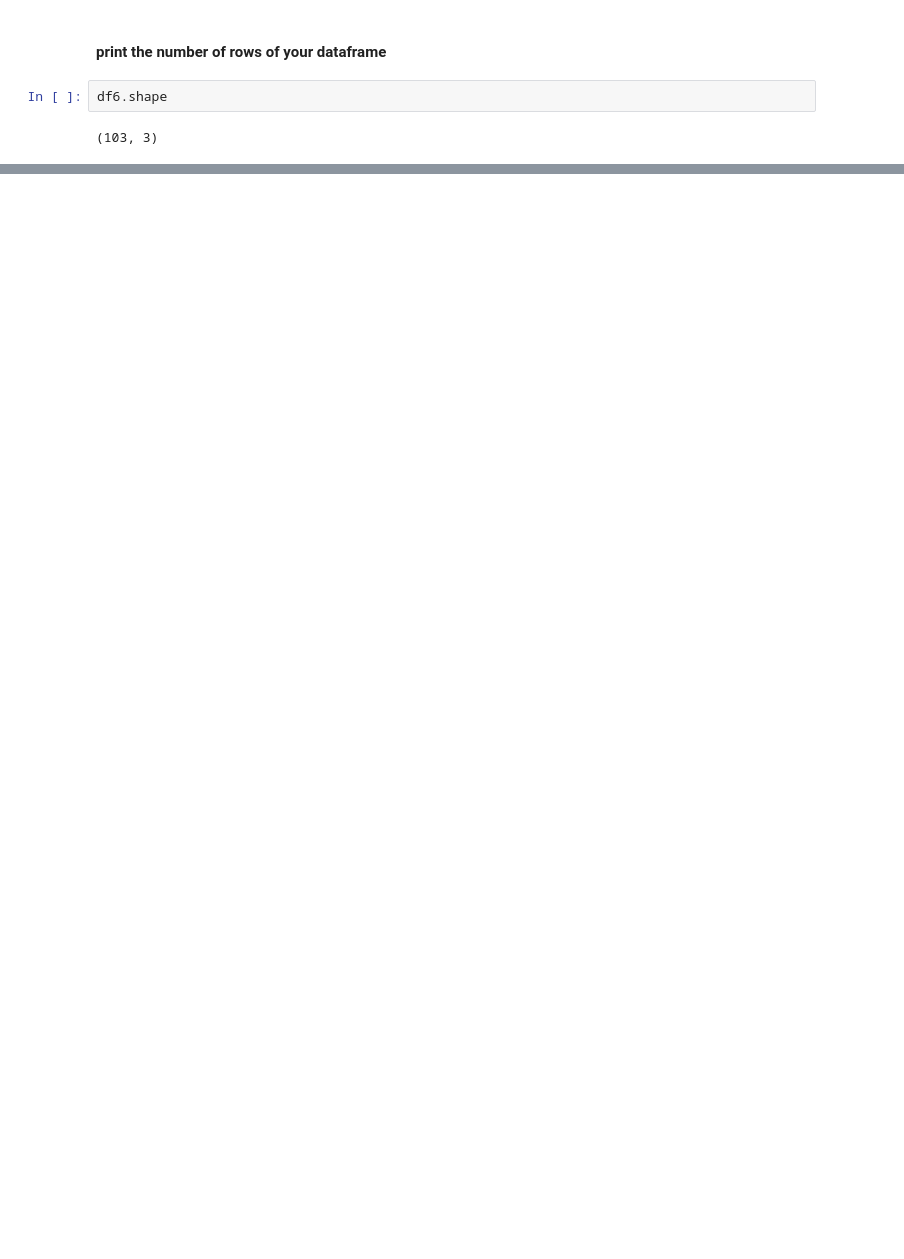
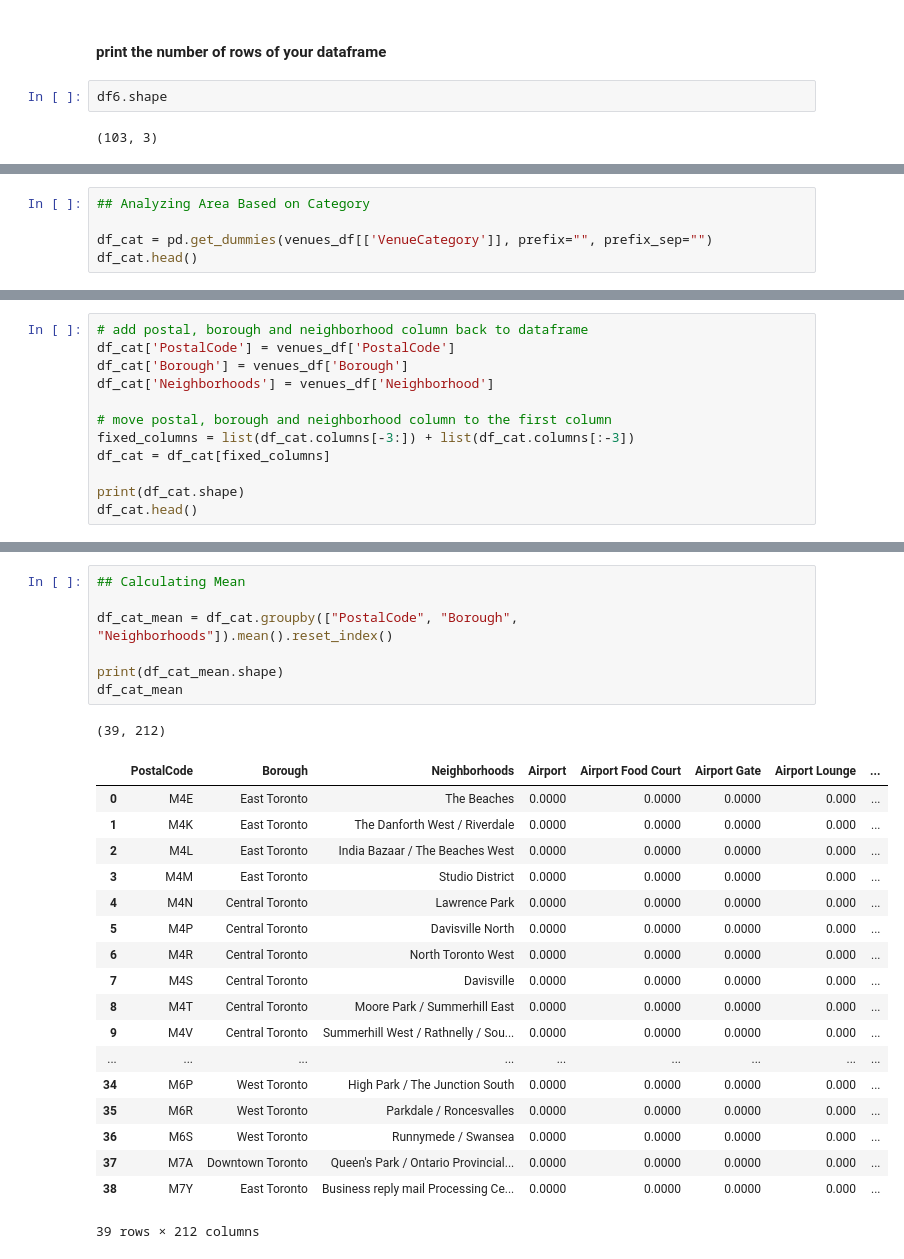
Before and after one commit to swagat070291/coursera-capstone-project, a Jupyter notebook: Segmenting and Clustering Neighborhoods in Toronto.ipynb, the cells around one changed output, grey strips where cells are left out. Drawn from its saved outputs; the diff is of its cells as text; blank space fills up the shorter version.

```diff
--- a/Segmenting and Clustering Neighborhoods in Toronto.ipynb
+++ b/Segmenting and Clustering Neighborhoods in Toronto.ipynb
@@ -100,0 +345,5 @@ df6.shape
+# %%
+## Analyzing Area Based on Category
+
+df_cat = pd.get_dummies(venues_df[['VenueCategory']], prefix="", prefix_sep="")
+df_cat.head()
@@ -100,0 +358,12 @@ df6.shape
+# %%
+# add postal, borough and neighborhood column back to dataframe
+df_cat['PostalCode'] = venues_df['PostalCode']
+df_cat['Borough'] = venues_df['Borough']
+df_cat['Neighborhoods'] = venues_df['Neighborhood']
+
+# move postal, borough and neighborhood column to the first column
+fixed_columns = list(df_cat.columns[-3:]) + list(df_cat.columns[:-3])
+df_cat = df_cat[fixed_columns]
+
+print(df_cat.shape)
+df_cat.head()
@@ -100,0 +379,27 @@ df6.shape
+# %%
+## Calculating Mean
+
+df_cat_mean = df_cat.groupby(["PostalCode", "Borough", "Neighborhoods"]).mean().reset_index()
+
+print(df_cat_mean.shape)
+df_cat_mean
+# %% [output]
+(39, 212)
+|  | PostalCode | Borough | Neighborhoods | Airport | Airport Food Court | Airport Gate | Airport Lounge | ... |
+| 0 | M4E | East Toronto | The Beaches | 0.0000 | 0.0000 | 0.0000 | 0.000 | ... |
+| 1 | M4K | East Toronto | The Danforth West / Riverdale | 0.0000 | 0.0000 | 0.0000 | 0.000 | ... |
+| 2 | M4L | East Toronto | India Bazaar / The Beaches West | 0.0000 | 0.0000 | 0.0000 | 0.000 | ... |
+| 3 | M4M | East Toronto | Studio District | 0.0000 | 0.0000 | 0.0000 | 0.000 | ... |
+| 4 | M4N | Central Toronto | Lawrence Park | 0.0000 | 0.0000 | 0.0000 | 0.000 | ... |
+| 5 | M4P | Central Toronto | Davisville North | 0.0000 | 0.0000 | 0.0000 | 0.000 | ... |
+| 6 | M4R | Central Toronto | North Toronto West | 0.0000 | 0.0000 | 0.0000 | 0.000 | ... |
+| 7 | M4S | Central Toronto | Davisville | 0.0000 | 0.0000 | 0.0000 | 0.000 | ... |
+| 8 | M4T | Central Toronto | Moore Park / Summerhill East | 0.0000 | 0.0000 | 0.0000 | 0.000 | ... |
+| 9 | M4V | Central Toronto | Summerhill West / Rathnelly / Sou... | 0.0000 | 0.0000 | 0.0000 | 0.000 | ... |
+| ... | ... | ... | ... | ... | ... | ... | ... | ... |
+| 34 | M6P | West Toronto | High Park / The Junction South | 0.0000 | 0.0000 | 0.0000 | 0.000 | ... |
+| 35 | M6R | West Toronto | Parkdale / Roncesvalles | 0.0000 | 0.0000 | 0.0000 | 0.000 | ... |
+| 36 | M6S | West Toronto | Runnymede / Swansea | 0.0000 | 0.0000 | 0.0000 | 0.000 | ... |
+| 37 | M7A | Downtown Toronto | Queen's Park / Ontario Provincial... | 0.0000 | 0.0000 | 0.0000 | 0.000 | ... |
+| 38 | M7Y | East Toronto | Business reply mail Processing Ce... | 0.0000 | 0.0000 | 0.0000 | 0.000 | ... |
+39 rows × 212 columns
```
Also changed, not shown: parts of 28 cells of this notebook.
